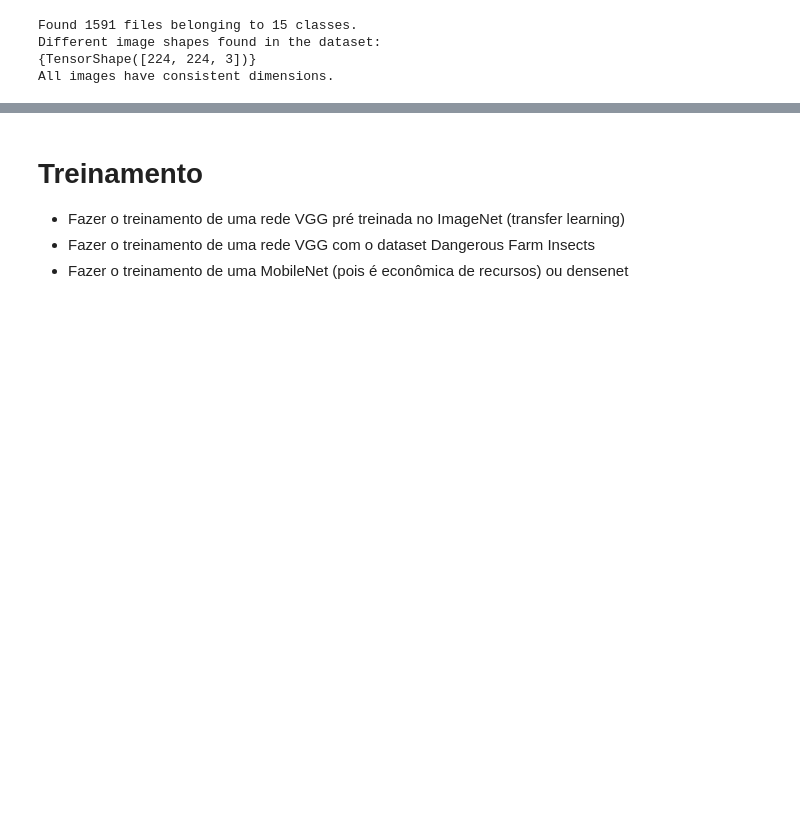
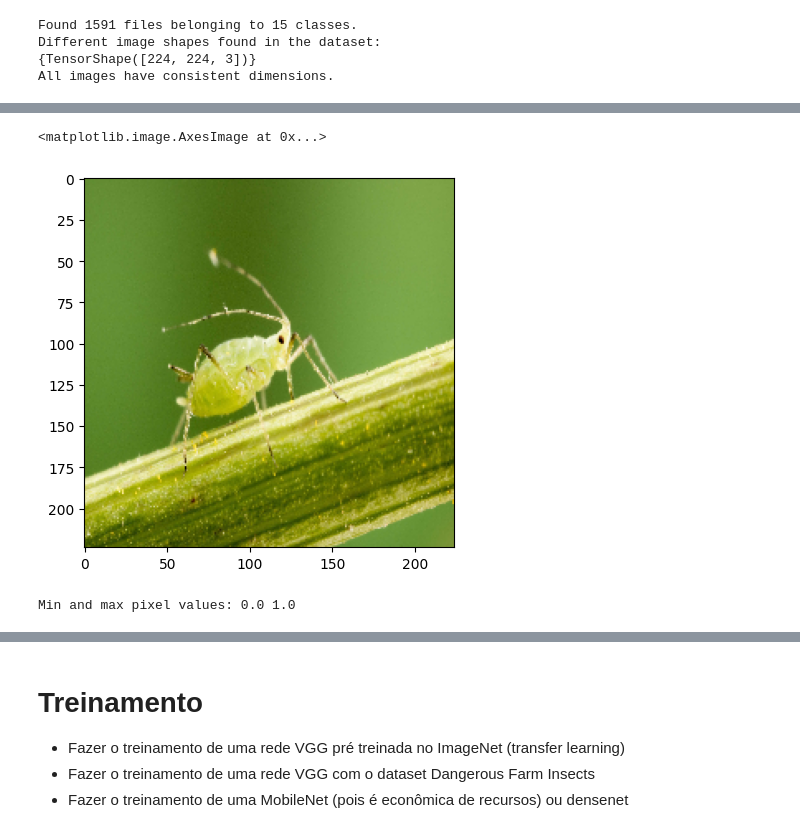
Before and after one commit to annaluizacaraciolo/DeepLearning2023, a Jupyter notebook: Projeto_DangerousFarmInsects.ipynb, the cells around one changed output, grey strips where cells are left out. Saved outputs shown, nothing was run; the diff lists cells and outputs as text; code cells hidden in the pictures; blank space fills up the shorter version.

```diff
--- a/Projeto_DangerousFarmInsects.ipynb
+++ b/Projeto_DangerousFarmInsects.ipynb
@@ -125,4 +120,0 @@ from tensorflow.keras.preprocessing import image
-# %%
-img_path = 'farm_insects/Aphids/Image_1.jpeg'
-img = image.load_img(img_path, target_size=(224, 224))
-display(img)
@@ -162,0 +157,6 @@ All images have consistent dimensions.
+# %%
+from tensorflow.keras.preprocessing import image
+
+img_path = 'farm_insects/Aphids/Image_1.jpeg'
+img = image.load_img(img_path, target_size=(224, 224, 3))
+display(img)
@@ -162,0 +165,8 @@ All images have consistent dimensions.
+# %%
+rescale = tf.keras.Sequential([
+  layers.Rescaling(1./255)
+])
+# %%
+result = rescale(img)
+plt.imshow(result)
+# %% [output]
@@ -162,0 +174,6 @@ All images have consistent dimensions.
+<matplotlib.image.AxesImage at 0x...>
+[figure, added]
+# %%
+print("Min and max pixel values:", result.numpy().min(), result.numpy().max())
+# %% [output]
+Min and max pixel values: 0.0 1.0
```
Also changed, not shown: parts of 17 cells of this notebook.
